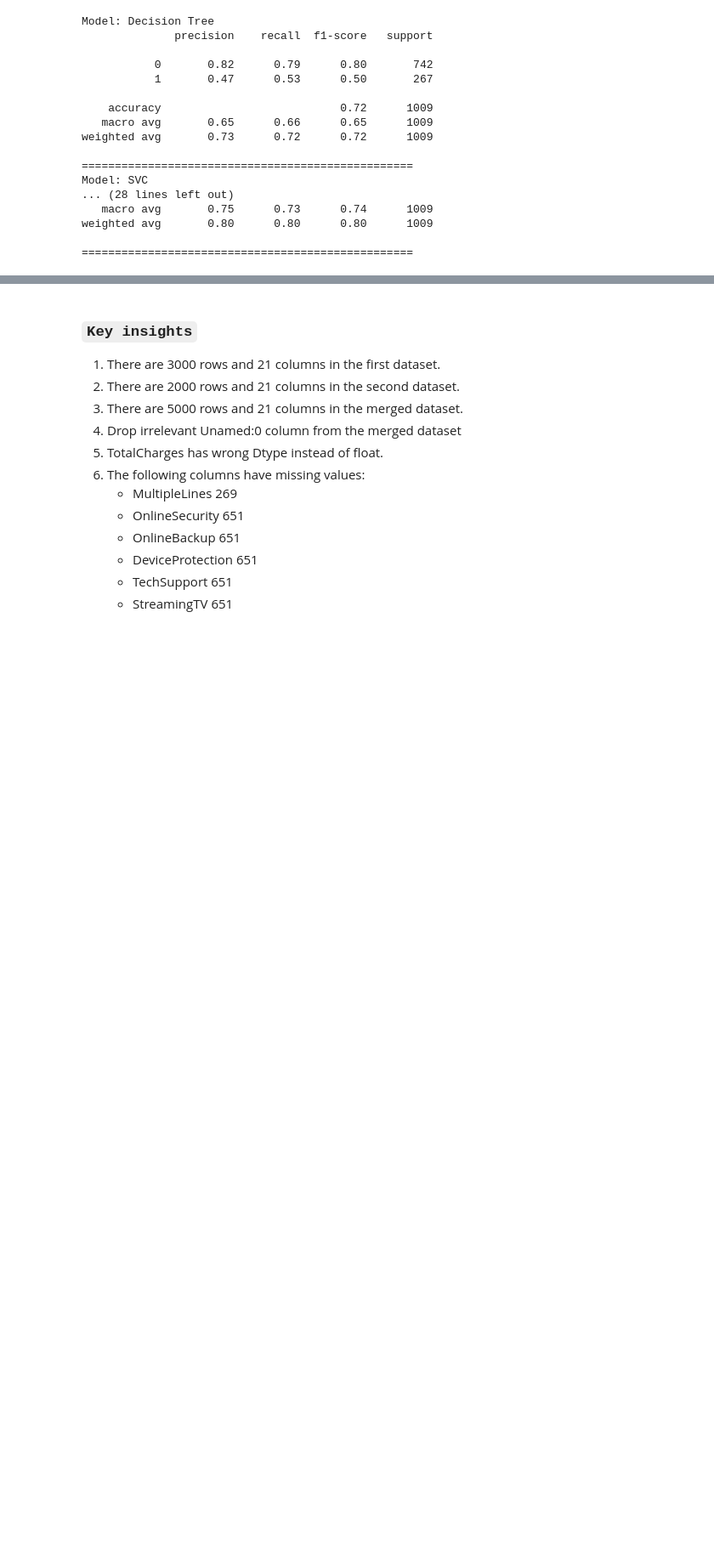
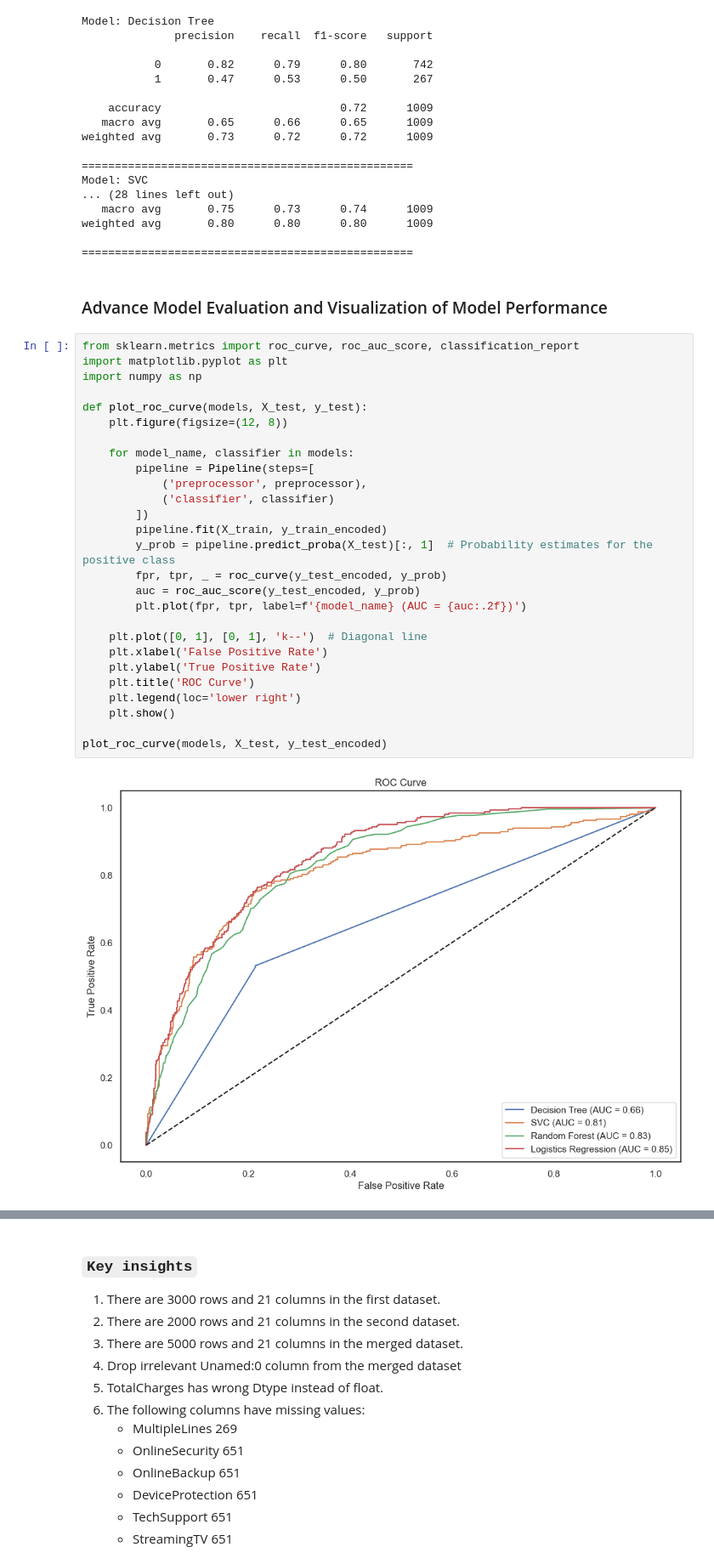
Before and after one commit to JusticeHanson/customr-churn-prediction, a Jupyter notebook: main.ipynb, the cells around one changed output, grey strips where cells are left out. Shown at 85% size. Saved outputs shown, nothing was run; the diff lists cells and outputs as text; blank space fills up the shorter version.

```diff
--- a/main.ipynb
+++ b/main.ipynb
@@ -730,3 +769,34 @@ Model: SVC
 weighted avg       0.80      0.80      0.80      1009
 
 ==================================================
+# %% [markdown]
+### Advance Model Evaluation and Visualization of Model Performance
+# %%
+from sklearn.metrics import roc_curve, roc_auc_score, classification_report
+import matplotlib.pyplot as plt
+import numpy as np
+
+def plot_roc_curve(models, X_test, y_test):
+    plt.figure(figsize=(12, 8))
+
+    for model_name, classifier in models:
+        pipeline = Pipeline(steps=[
+            ('preprocessor', preprocessor),
+            ('classifier', classifier)
+        ])
+        pipeline.fit(X_train, y_train_encoded)
+        y_prob = pipeline.predict_proba(X_test)[:, 1]  # Probability estimates for the positive class
+        fpr, tpr, _ = roc_curve(y_test_encoded, y_prob)
+        auc = roc_auc_score(y_test_encoded, y_prob)
+        plt.plot(fpr, tpr, label=f'{model_name} (AUC = {auc:.2f})')
+
+    plt.plot([0, 1], [0, 1], 'k--')  # Diagonal line
+    plt.xlabel('False Positive Rate')
+    plt.ylabel('True Positive Rate')
+    plt.title('ROC Curve')
+    plt.legend(loc='lower right')
+    plt.show()
+
+plot_roc_curve(models, X_test, y_test_encoded)
+# %% [output]
+[figure, added]
```
Also changed, not shown: parts of 30 cells of this notebook.
